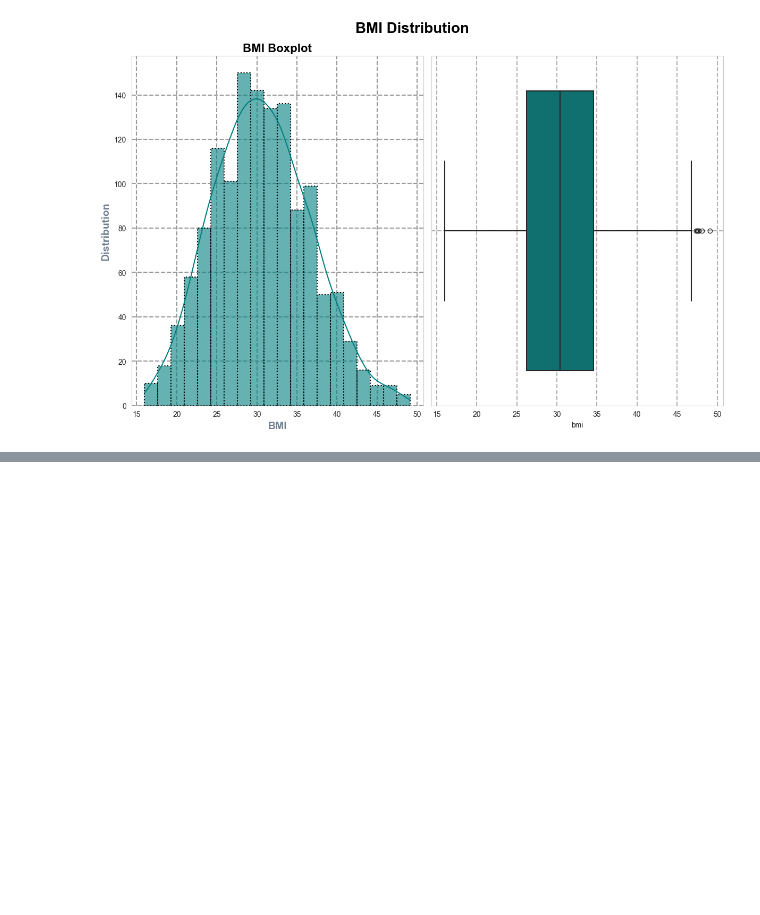
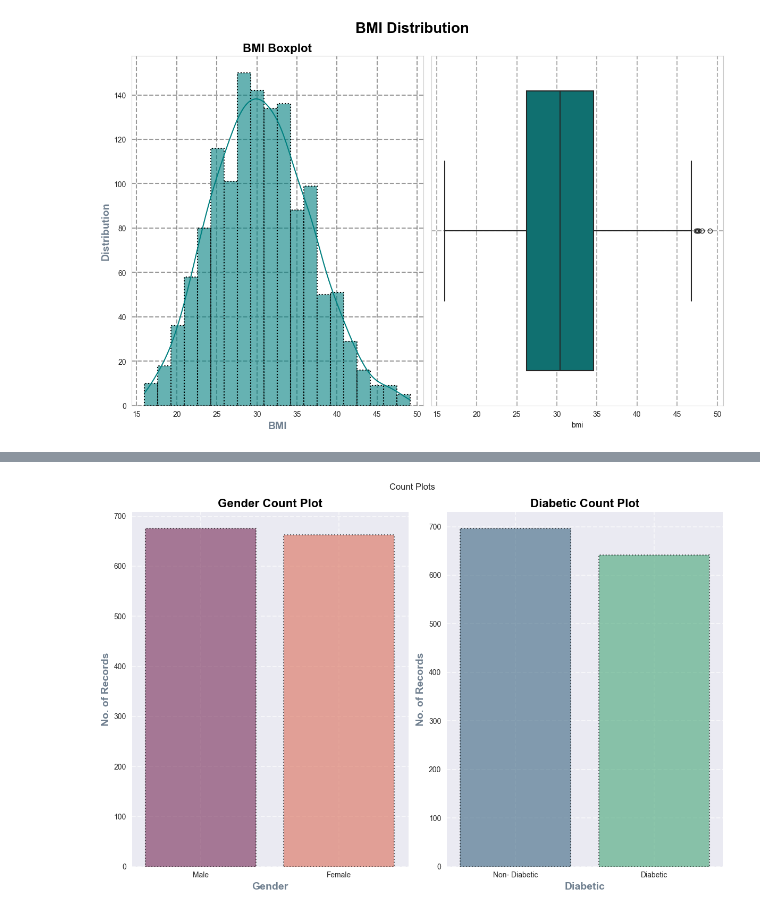
Before and after one commit to SaurabhSSB/medical-expense-analysis, a Jupyter notebook: 2_eda.ipynb, the cells around one changed output, grey strips where cells are left out. Cells and saved outputs as stored; diff of their text form; code cells hidden in the pictures; blank space fills up the shorter version.

```diff
--- a/2_eda.ipynb
+++ b/2_eda.ipynb
@@ -403,0 +457,23 @@ plt.show()
+# %%
+fig, axes= plt.subplots(nrows= 1, ncols= 2, figsize= (12, 8))
+sns.set_style('darkgrid')
+
+sns.countplot(x= df.gender, ax= axes[0], linewidth= 1.5, linestyle= ':', palette= 'rocket', edgecolor= 'black', width= 0.8, alpha=0.6)
+axes[0].set_xticklabels(["Male", "Female"])
+axes[0].set_title("Gender Count Plot", fontsize= 16, fontweight= 'bold', color= 'black')
+axes[0].set_xlabel("Gender", fontsize= 14, fontweight= 'bold', color= 'slategray')
+axes[0].set_ylabel('No. of Records', fontsize= 14, fontweight= 'bold', color= "slategray")
+axes[0].grid(True, linewidth= 1.5, linestyle= '--', alpha= 0.6)
+
+sns.countplot(x= df.diabetic, ax= axes[1], linewidth= 1.5, linestyle= ':', palette= 'viridis', edgecolor= 'black', width= 0.8, alpha=0.6)
+axes[1].set_xticklabels(['Non- Diabetic', "Diabetic"])
+axes[1].set_title("Diabetic Count Plot", fontsize= 16, fontweight= 'bold', color= 'black')
+axes[1].set_xlabel("Diabetic", fontsize= 14, fontweight= 'bold', color= 'slategray')
+axes[1].set_ylabel('No. of Records', fontsize= 14, fontweight= 'bold', color= "slategray")
+axes[1].grid(True, linewidth= 1.5, linestyle= '--', alpha= 0.6)
+
+plt.suptitle('Count Plots')
+plt.tight_layout()
+plt.show()
+# %% [output]
+[figure, added]
```
Also changed, not shown: parts of 9 cells of this notebook.
